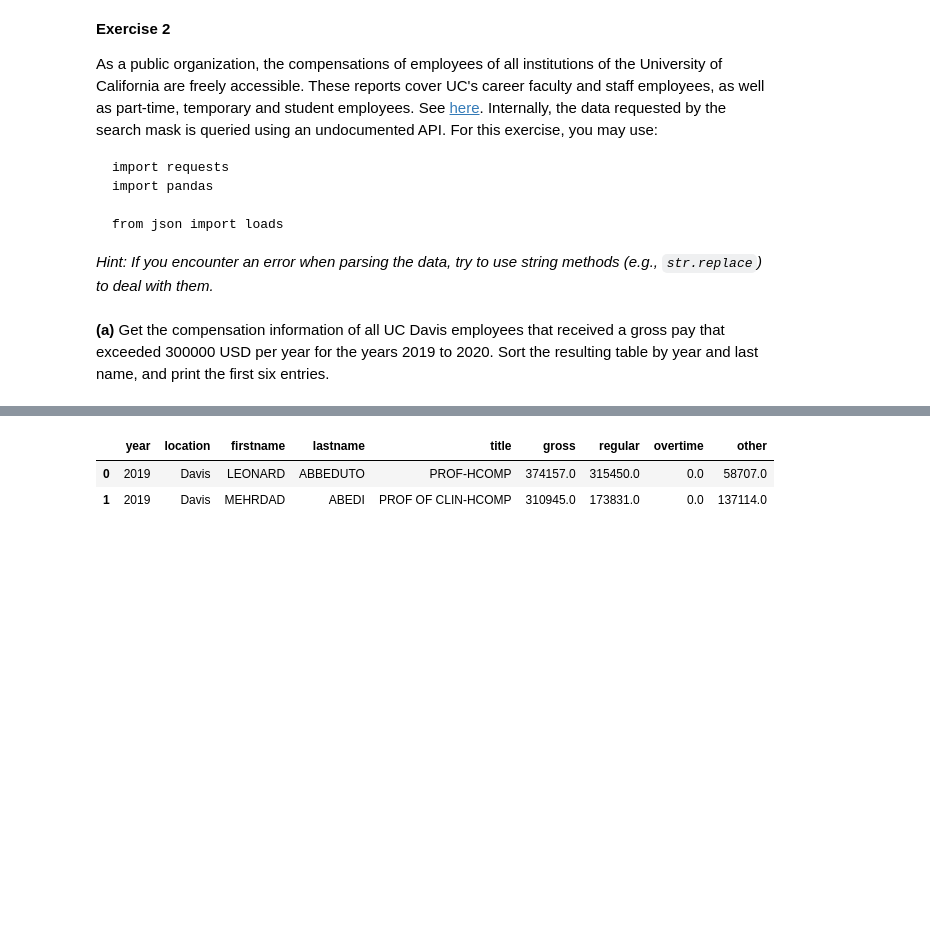
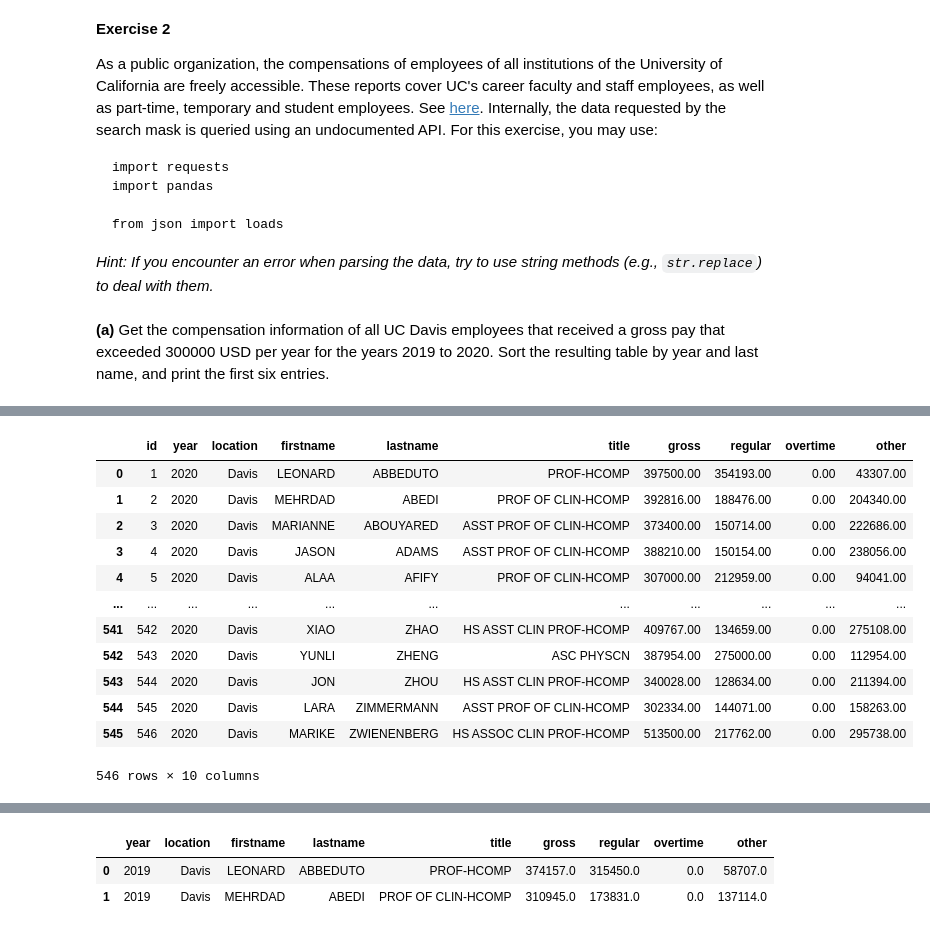
Before and after one commit to cc81972/STA141B, a Jupyter notebook: hw2/homework_2.ipynb, the cells around one changed output, grey strips where cells are left out. Cells and saved outputs as stored; diff of their text form; code cells hidden in the pictures; blank space fills up the shorter version.

```diff
--- a/hw2/homework_2.ipynb
+++ b/hw2/homework_2.ipynb
@@ -266,0 +332,41 @@ __(a)__ Get the compensation information of all UC Davis employees that received
+# %%
+#table for 2020
+url = 'https://ucannualwage.ucop.edu/wage/search.action'
+result = requests.post(url, params = {
+    '_search': 'false',
+    'nd': 1707338411241,
+    'rows': 1000,
+    'page': 1,
+    'sidx': "EAW_LST_NAM",
+    'sord': 'asc',
+    'year': 2020,
+    'location': "Davis",
+    'startSal': 300000,
+    'endSal': 9999999,
+
+})
+result.raise_for_status()
+result = result.text
+result = result.replace("\'", '\"')
+result = loads(result)
+# %%
+columns=['id','year', 'location', 'firstname', 'lastname', 'title', 'gross', 'regular', 'overtime', 'other']
+table2 = pd.DataFrame(columns=columns)
+# %%
+for i in range(len(result['rows'])):
+    table2.loc[i] = pd.Series(result['rows'][i]['cell'], index=columns)
+table2
+# %% [output]
+|  | id | year | location | firstname | lastname | title | gross | regular | overtime | other |
+| 0 | 1 | 2020 | Davis | LEONARD | ABBEDUTO | PROF-HCOMP | 397500.00 | 354193.00 | 0.00 | 43307.00 |
+| 1 | 2 | 2020 | Davis | MEHRDAD | ABEDI | PROF OF CLIN-HCOMP | 392816.00 | 188476.00 | 0.00 | 204340.00 |
+| 2 | 3 | 2020 | Davis | MARIANNE | ABOUYARED | ASST PROF OF CLIN-HCOMP | 373400.00 | 150714.00 | 0.00 | 222686.00 |
+| 3 | 4 | 2020 | Davis | JASON | ADAMS | ASST PROF OF CLIN-HCOMP | 388210.00 | 150154.00 | 0.00 | 238056.00 |
+| 4 | 5 | 2020 | Davis | ALAA | AFIFY | PROF OF CLIN-HCOMP | 307000.00 | 212959.00 | 0.00 | 94041.00 |
+| ... | ... | ... | ... | ... | ... | ... | ... | ... | ... | ... |
+| 541 | 542 | 2020 | Davis | XIAO | ZHAO | HS ASST CLIN PROF-HCOMP | 409767.00 | 134659.00 | 0.00 | 275108.00 |
+| 542 | 543 | 2020 | Davis | YUNLI | ZHENG | ASC PHYSCN | 387954.00 | 275000.00 | 0.00 | 112954.00 |
+| 543 | 544 | 2020 | Davis | JON | ZHOU | HS ASST CLIN PROF-HCOMP | 340028.00 | 128634.00 | 0.00 | 211394.00 |
+| 544 | 545 | 2020 | Davis | LARA | ZIMMERMANN | ASST PROF OF CLIN-HCOMP | 302334.00 | 144071.00 | 0.00 | 158263.00 |
+| 545 | 546 | 2020 | Davis | MARIKE | ZWIENENBERG | HS ASSOC CLIN PROF-HCOMP | 513500.00 | 217762.00 | 0.00 | 295738.00 |
+546 rows × 10 columns
```
Also changed, not shown: parts of 10 cells of this notebook.
